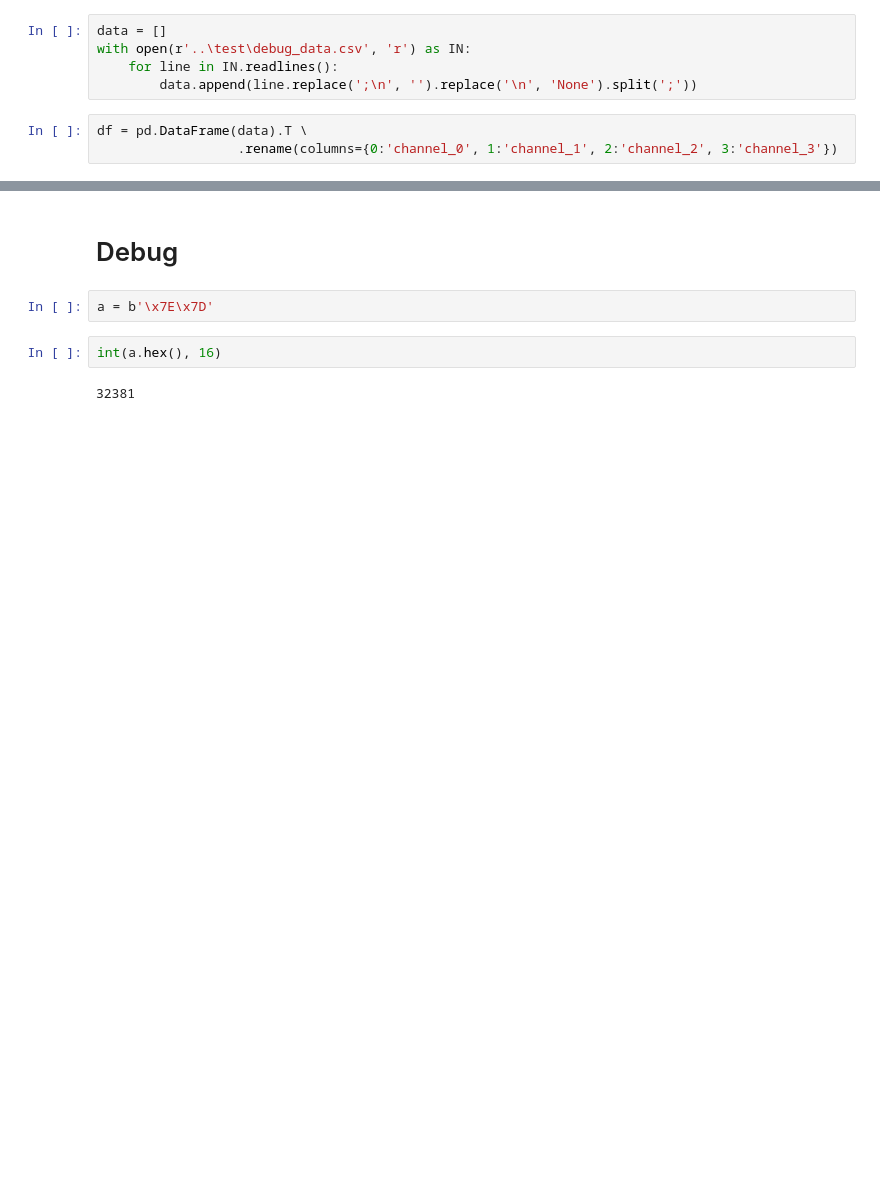
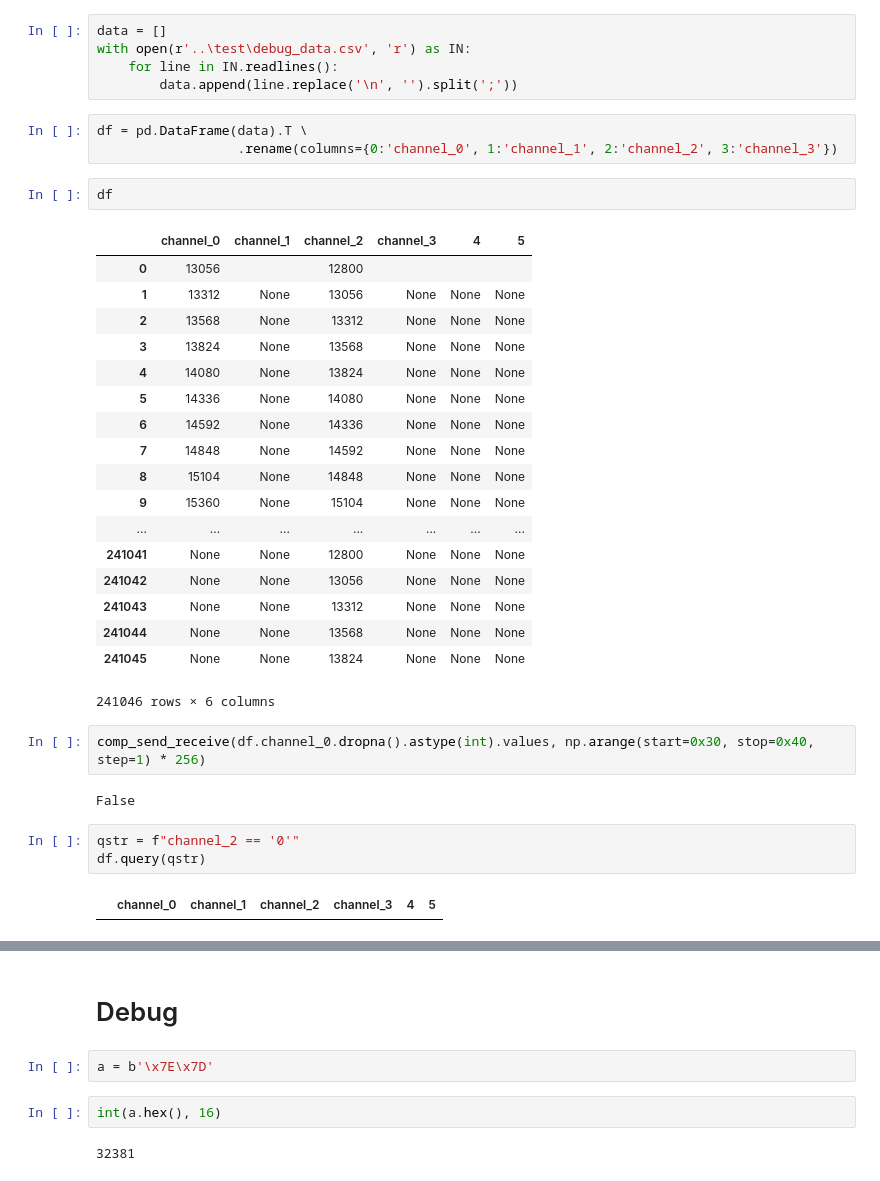
Before and after one commit to Stickerl/AMP, a Jupyter notebook: python_scripts/Audio stream via uart.ipynb, the cells around one changed output, grey strips where cells are left out. Saved outputs shown, nothing was run; the diff lists cells and outputs as text; blank space fills up the shorter version.

Commit message:
set up testbench for validating transceived data via UART and debug bus

```diff
--- a/python_scripts/Audio stream via uart.ipynb
+++ b/python_scripts/Audio stream via uart.ipynb
@@ -261,8 +261,38 @@ def comp_send_receive(rec_data, sent_data):
 data = []
 with open(r'..\test\debug_data.csv', 'r') as IN:
     for line in IN.readlines():
-        data.append(line.replace(';\n', '').replace('\n', 'None').split(';'))
+        data.append(line.replace('\n', '').split(';'))
 # %%
 df = pd.DataFrame(data).T \
                   .rename(columns={0:'channel_0', 1:'channel_1', 2:'channel_2', 3:'channel_3'})
+# %%
+df
+# %% [output]
+|  | channel_0 | channel_1 | channel_2 | channel_3 | 4 | 5 |
+| 0 | 13056 |  | 12800 |  |  |  |
+| 1 | 13312 | None | 13056 | None | None | None |
+| 2 | 13568 | None | 13312 | None | None | None |
+| 3 | 13824 | None | 13568 | None | None | None |
+| 4 | 14080 | None | 13824 | None | None | None |
+| 5 | 14336 | None | 14080 | None | None | None |
+| 6 | 14592 | None | 14336 | None | None | None |
+| 7 | 14848 | None | 14592 | None | None | None |
+| 8 | 15104 | None | 14848 | None | None | None |
+| 9 | 15360 | None | 15104 | None | None | None |
+| ... | ... | ... | ... | ... | ... | ... |
+| 241041 | None | None | 12800 | None | None | None |
+| 241042 | None | None | 13056 | None | None | None |
+| 241043 | None | None | 13312 | None | None | None |
+| 241044 | None | None | 13568 | None | None | None |
+| 241045 | None | None | 13824 | None | None | None |
+241046 rows × 6 columns
+# %%
+comp_send_receive(df.channel_0.dropna().astype(int).values, np.arange(start=0x30, stop=0x40, step=1) * 256)
+# %% [output]
+False
+# %%
+qstr = f"channel_2 == '0'"
+df.query(qstr)
+# %% [output]
+|  | channel_0 | channel_1 | channel_2 | channel_3 | 4 | 5 |
 # %%
```
Also changed, not shown: parts of 4 cells of this notebook, 3 other files.
